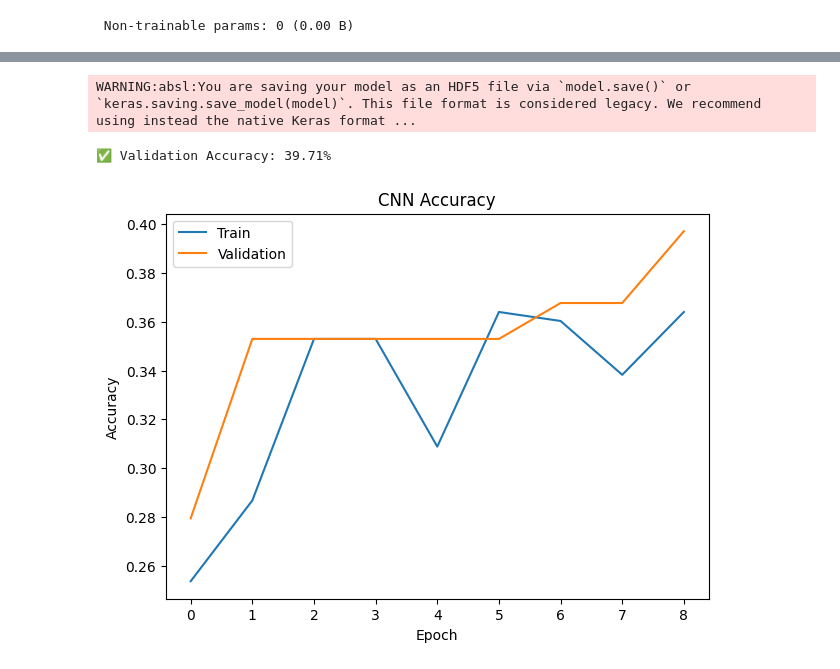
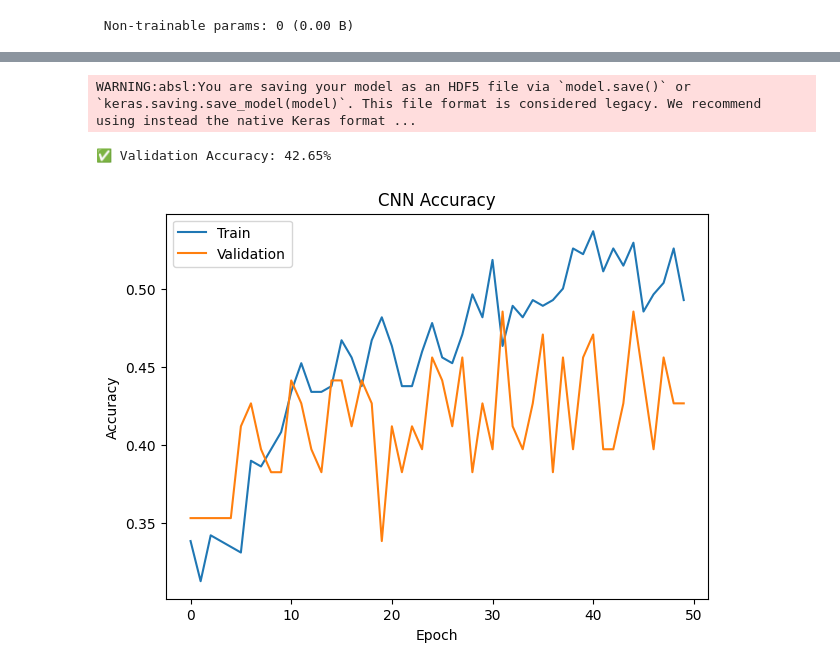
Before and after one commit to vineetsalar88/ResrachPaper2, a Jupyter notebook: 3Nov25Obj1.ipynb, the cells around one changed output, grey strips where cells are left out. Drawn from its saved outputs; the diff is of its cells as text; code cells hidden in the pictures.

Commit message:
Epochs 50

```diff
--- a/3Nov25Obj1.ipynb
+++ b/3Nov25Obj1.ipynb
@@ -170,7 +170,7 @@ Model: "sequential"
 history = model.fit(
     train_gen,
     validation_data=val_gen,
-    epochs=9
+    epochs=50
 )
 
 # ============================================
@@ -217,3 +215,3 @@ Epoch 9/9
 WARNING:absl:You are saving your model as an HDF5 file via `model.save()` or `keras.saving.save_model(model)`. This file format is considered legacy. We recommend using instead the native Keras format ...
-✅ Validation Accuracy: 39.71%
+✅ Validation Accuracy: 42.65%
-[figure, old version]
+[figure, new version]
```
Also changed, not shown: parts of 1 cell of this notebook.
